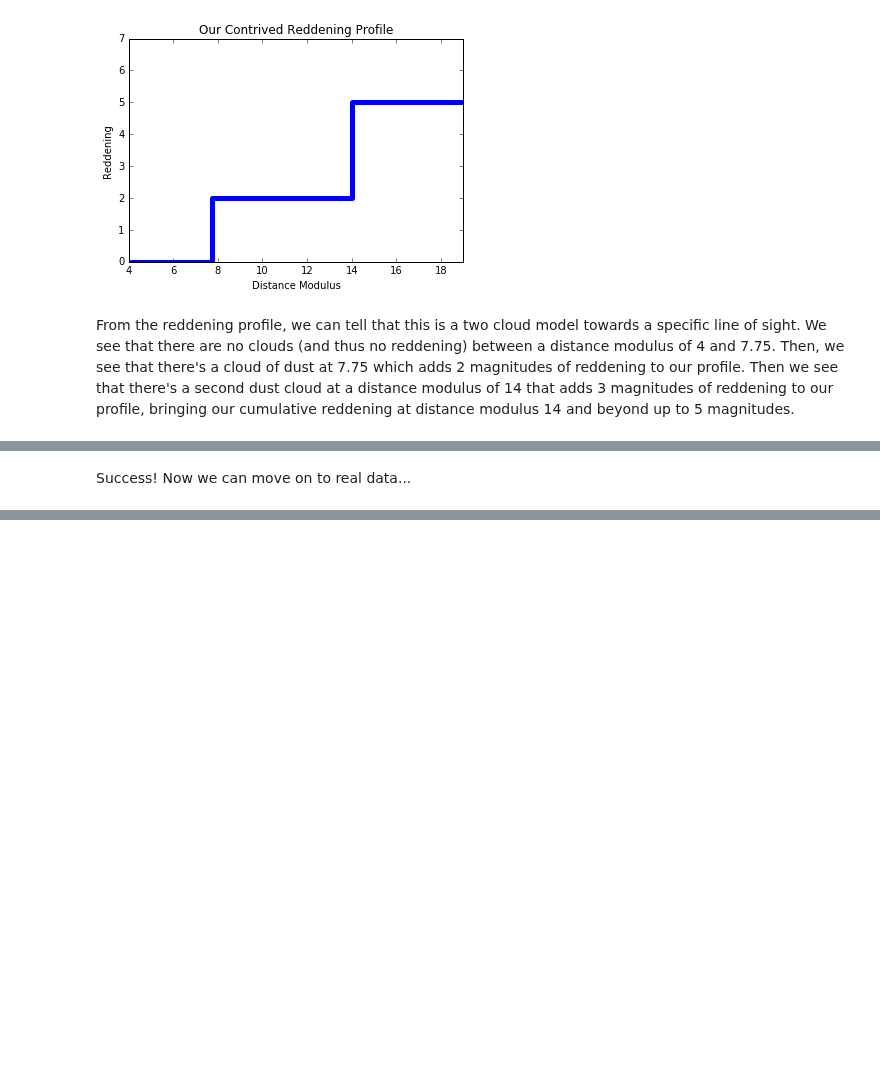
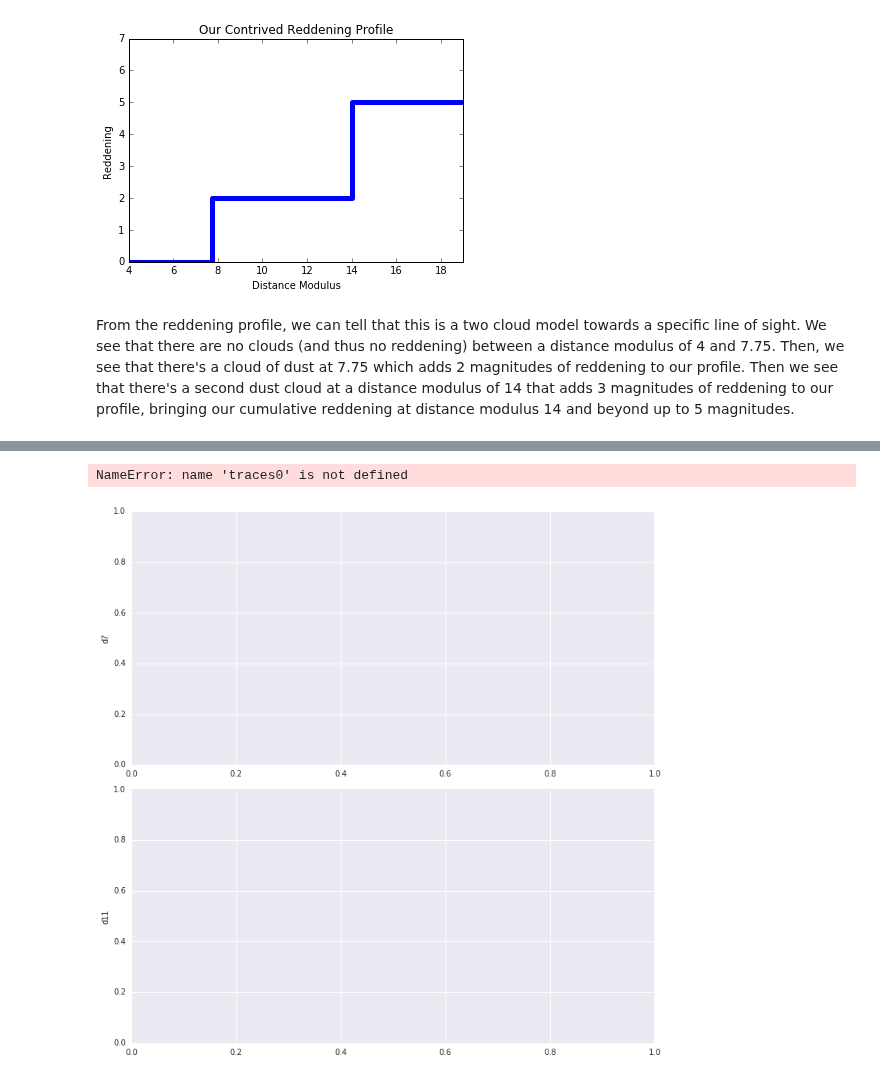
Before and after one commit to catherinezucker/dustcurve, a Jupyter notebook: model.ipynb, the cells around one changed output, grey strips where cells are left out. Drawn from its saved outputs; the diff is of its cells as text; code cells hidden in the pictures; blank space fills up the shorter version.

```diff
--- a/model.ipynb
+++ b/model.ipynb
@@ -125,10 +124,10 @@ It doesn't really matter which two slices we put our clouds in (it only matters
 # %%
 import h5py
 
-nstars=50
+nstars=75
 nslices=12
 
-fwrite = h5py.File("simulated_data_for_nb.h5", "w")
+fwrite = h5py.File("simulated_data.h5", "w")
 pdfs = fwrite.create_dataset("/stellar_pdfs", (nstars,700,120), dtype='f')
 pdfs[:,:,:]=post_array #write our stellar posterior arrays calculated above to an hdf5 dataset
 
@@ -230,2 +149,67 @@ NameError: name 'dist_array' is not defined
-# %% [markdown]
-Success! Now we can move on to real data...
+# %%
+import emcee
+from dustcurve import model_test
+import seaborn as sns
+import numpy as np
+import matplotlib.pyplot as plt
+import pandas as pd
+from dustcurve import io
+import warnings
+%matplotlib inline
+
+#suppress obnoxious deprecation warning that doesn't affect output
+warnings.filterwarnings("ignore", category=Warning, module="emcee")
+
+# the model has 12 parameters; we'll use 50 walkers, 500 steps each, at 5 different temps
+ndim=12
+nwalkers = 50
+nsteps = 500
+ntemps=6
+
+#fetch the required likelihood and prior arguments for PTSampler
+ldata,pdata=io.fetch_args('simulated_data.h5',[4,19],1.0)
+
+#set off the walkers and random distances without the bounds specified by our distance prior
+result=[np.random.randint(4,19) for i in range(ndim)]
+
+#set up the starting position array and add variance (up to 1 in distance modulus) to each walker
+starting_positions = [[result + 1e-1*np.random.randn(ndim) for i in range(nwalkers)] for j in range(ntemps)]
+
+#set up the sampler object
+sampler = emcee.PTSampler(ntemps, nwalkers, ndim, model_test.log_likelihood, model_test.log_prior, loglargs=(ldata), logpargs=[pdata])
+
+# run the sampler. We use iPython's %time directive to tell us
+# how long it took (in a script, you would leave out "%time")
+%time sampler.run_mcmc(starting_positions, nsteps)
+print('Done')
+
+#Extract the highest temperature chain from the sampler object, which is least likely to get stuck at local maxima
+samples_hot = sampler.chain[0,:,:,:]
+traces_hot = samples_hot.reshape(-1, ndim).T
+
+#check out acceptance fraction:
+print("Our mean acceptance fraction for the hottest chain is %.2f" % np.mean(sampler.acceptance_fraction[0]))
+
+#set up the figures to plot the hot chain
+fig, (ax_d7, ax_d11) = plt.subplots(2, figsize=(10,10))
+plt.tight_layout()
+ax_d7.set(ylabel='d7')
+ax_d11.set(ylabel='d11')
+
+#plot the chains for the first ten walkers
+for i in range(0,10):
+    sns.tsplot(traces0[6], ax=ax_d7)
+    sns.tsplot(traces0[10], ax=ax_d11)
+
+parameter_samples = pd.DataFrame({'d7': traces_hot[6], 'd11': traces_hot[10]})
+
+q = parameter_samples.quantile([0.16,0.50,0.84], axis=0)
+
+#what values do we get?
+print("d7 = {:.2f} + {:.2f} - {:.2f}".format(q['d7'][0.50],
+                                            q['d7'][0.84]-q['d7'][0.50],
+                                            q['d7'][0.50]-q['d7'][0.16]))
+print("d11 = {:.2f} + {:.2f} - {:.2f}".format(q['d11'][0.50],
+                                            q['d11'][0.84]-q['d11'][0.50],
+                                            q['d11'][0.50]-q['d11'][0.16]))
+# %% [output]
@@ -231,0 +220,2 @@ Success! Now we can move on to real data...
+NameError: name 'traces0' is not defined
+[figure, added]
```
Also changed, not shown: parts of 11 cells of this notebook.
